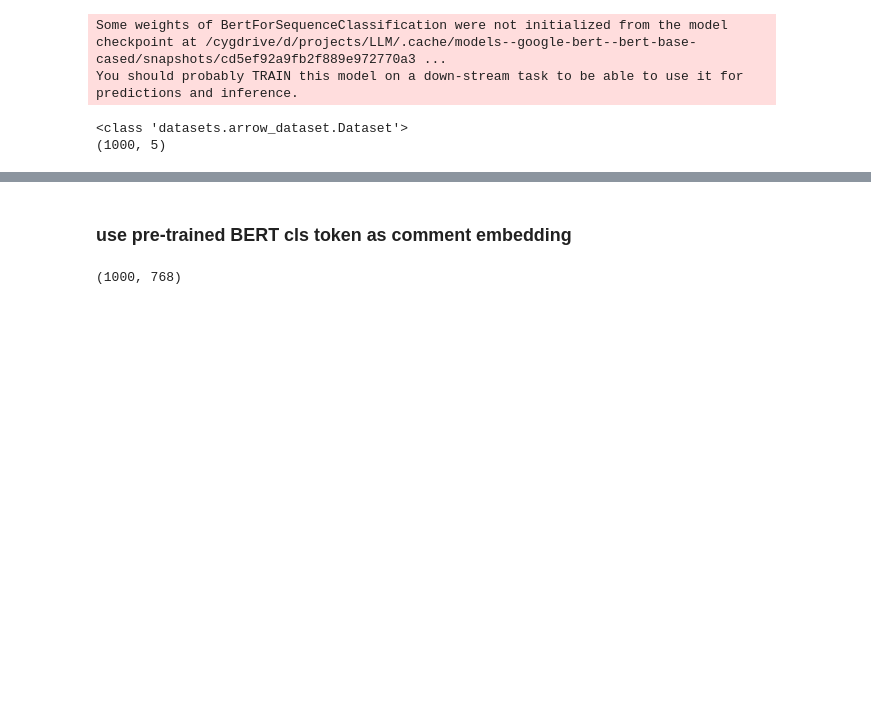
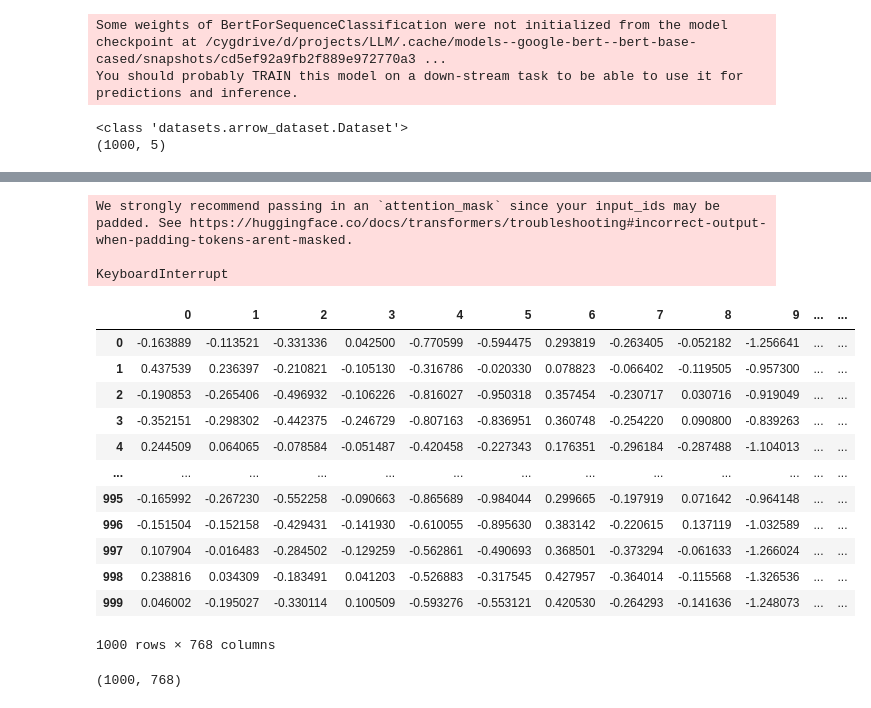
Before and after one commit to jackpck/LLM, a Jupyter notebook: use_cases/topic_discovery.ipynb, the cells around one changed output, grey strips where cells are left out. Cells and saved outputs as stored; diff of their text form; code cells hidden in the pictures; blank space fills up the shorter version.

```diff
--- a/use_cases/topic_discovery.ipynb
+++ b/use_cases/topic_discovery.ipynb
@@ -126,7 +132,5 @@ print(small_train_dataset.shape)
 # %%
 input_ids = torch.tensor(small_train_dataset['input_ids'], device=device)
-# %% [markdown]
-### use pre-trained BERT cls token as comment embedding
 # %%
 cls_embedding = []
 
@@ -135,3 +139,9 @@ with torch.no_grad():
         output = model(input_ids[i].reshape(1,-1),
                       output_hidden_states=True)
         cls_embedding.append(output.hidden_states[-1][0,0,:])
+
+comment_embedding = np.array([x.cpu().numpy() for x in cls_embedding])
+# %% [output]
+We strongly recommend passing in an `attention_mask` since your input_ids may be padded. See https://huggingface.co/docs/transformers/troubleshooting#incorrect-output-when-padding-tokens-arent-masked.
+
+KeyboardInterrupt
@@ -140,3 +150,20 @@ comment_embedding = np.array([x.cpu().numpy() for x in cls_embedding])
+# %%
+comment_embedding = pd.read_csv('./data/bert_yelp_embedding.csv', index_col=0)
+comment_embedding
+# %% [output]
+|  | 0 | 1 | 2 | 3 | 4 | 5 | 6 | 7 | 8 | 9 | ... | ... |
+| 0 | -0.163889 | -0.113521 | -0.331336 | 0.042500 | -0.770599 | -0.594475 | 0.293819 | -0.263405 | -0.052182 | -1.256641 | ... | ... |
+| 1 | 0.437539 | 0.236397 | -0.210821 | -0.105130 | -0.316786 | -0.020330 | 0.078823 | -0.066402 | -0.119505 | -0.957300 | ... | ... |
+| 2 | -0.190853 | -0.265406 | -0.496932 | -0.106226 | -0.816027 | -0.950318 | 0.357454 | -0.230717 | 0.030716 | -0.919049 | ... | ... |
+| 3 | -0.352151 | -0.298302 | -0.442375 | -0.246729 | -0.807163 | -0.836951 | 0.360748 | -0.254220 | 0.090800 | -0.839263 | ... | ... |
+| 4 | 0.244509 | 0.064065 | -0.078584 | -0.051487 | -0.420458 | -0.227343 | 0.176351 | -0.296184 | -0.287488 | -1.104013 | ... | ... |
+| ... | ... | ... | ... | ... | ... | ... | ... | ... | ... | ... | ... | ... |
+| 995 | -0.165992 | -0.267230 | -0.552258 | -0.090663 | -0.865689 | -0.984044 | 0.299665 | -0.197919 | 0.071642 | -0.964148 | ... | ... |
+| 996 | -0.151504 | -0.152158 | -0.429431 | -0.141930 | -0.610055 | -0.895630 | 0.383142 | -0.220615 | 0.137119 | -1.032589 | ... | ... |
+| 997 | 0.107904 | -0.016483 | -0.284502 | -0.129259 | -0.562861 | -0.490693 | 0.368501 | -0.373294 | -0.061633 | -1.266024 | ... | ... |
+| 998 | 0.238816 | 0.034309 | -0.183491 | 0.041203 | -0.526883 | -0.317545 | 0.427957 | -0.364014 | -0.115568 | -1.326536 | ... | ... |
+| 999 | 0.046002 | -0.195027 | -0.330114 | 0.100509 | -0.593276 | -0.553121 | 0.420530 | -0.264293 | -0.141636 | -1.248073 | ... | ... |
+1000 rows × 768 columns
 # %%
 comment_embedding.shape
 # %% [output]
```
Also changed, not shown: parts of 31 cells of this notebook, 38 other files.
